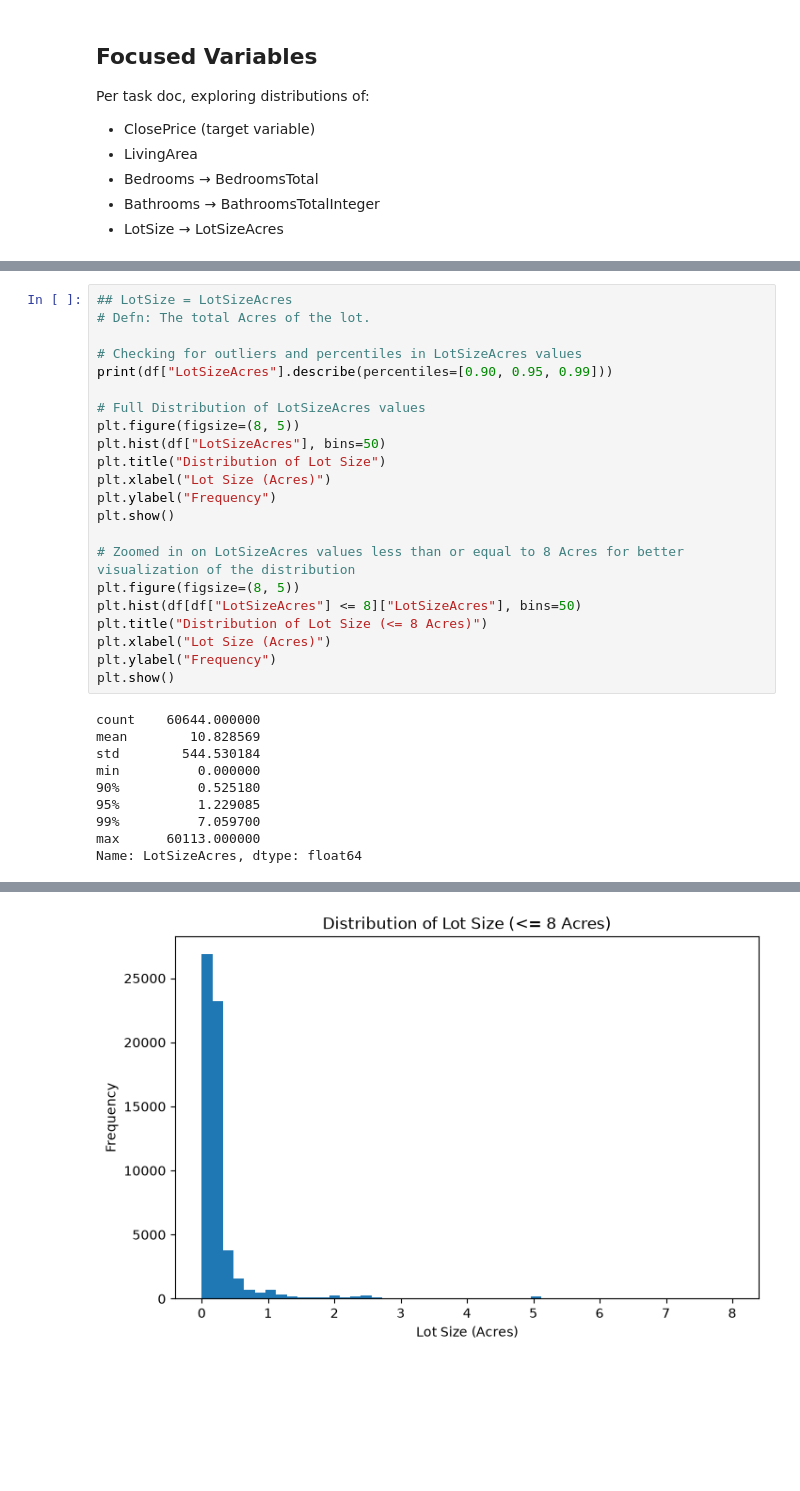
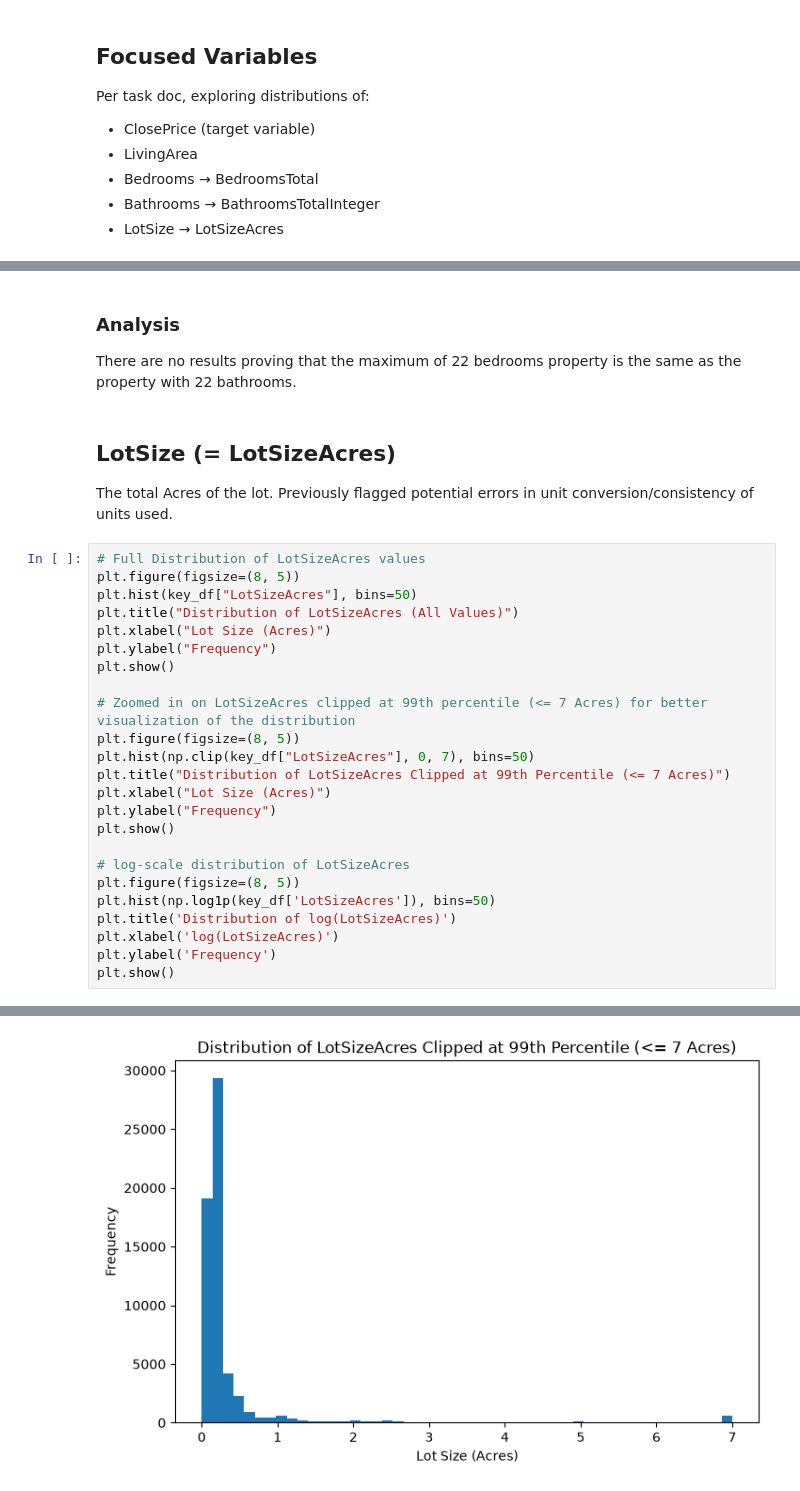
Before and after one commit to iviang/IDX-Exchange-DS-2026, a Jupyter notebook: Deliverables/Week 2/01_exploration.ipynb, the cells around one changed output, grey strips where cells are left out. Drawn from its saved outputs; the diff is of its cells as text; blank space fills up the shorter version.

Commit message:
REVISIONS 01_exploration.ipynb
Stronger analysis and variety of the distribution exploration.

```diff
--- a/Deliverables/Week 2/01_exploration.ipynb
+++ b/Deliverables/Week 2/01_exploration.ipynb
@@ -333,32 +431,33 @@ Name: BathroomsTotalInteger, dtype: float64
+# %% [markdown]
+### Analysis
+
+There are no results proving that the maximum of 22 bedrooms property is the same as the property with 22 bathrooms.
+# %% [markdown]
+## LotSize (= LotSizeAcres)
+The total Acres of the lot.
+Previously flagged potential errors in unit conversion/consistency of units used.
 # %%
-## LotSize = LotSizeAcres
-# Defn: The total Acres of the lot.
-
-# Checking for outliers and percentiles in LotSizeAcres values
-print(df["LotSizeAcres"].describe(percentiles=[0.90, 0.95, 0.99]))
-
 # Full Distribution of LotSizeAcres values
 plt.figure(figsize=(8, 5))
-plt.hist(df["LotSizeAcres"], bins=50)
-plt.title("Distribution of Lot Size")
+plt.hist(key_df["LotSizeAcres"], bins=50)
+plt.title("Distribution of LotSizeAcres (All Values)")
 plt.xlabel("Lot Size (Acres)")
 plt.ylabel("Frequency")
 plt.show()
 
-# Zoomed in on LotSizeAcres values less than or equal to 8 Acres for better visualization of the distribution
+# Zoomed in on LotSizeAcres clipped at 99th percentile (<= 7 Acres) for better visualization of the distribution
 plt.figure(figsize=(8, 5))
-plt.hist(df[df["LotSizeAcres"] <= 8]["LotSizeAcres"], bins=50)
-plt.title("Distribution of Lot Size (<= 8 Acres)")
+plt.hist(np.clip(key_df["LotSizeAcres"], 0, 7), bins=50)
+plt.title("Distribution of LotSizeAcres Clipped at 99th Percentile (<= 7 Acres)")
 plt.xlabel("Lot Size (Acres)")
 plt.ylabel("Frequency")
 plt.show()
+
+# log-scale distribution of LotSizeAcres
+plt.figure(figsize=(8, 5))
+plt.hist(np.log1p(key_df['LotSizeAcres']), bins=50)
+plt.title('Distribution of log(LotSizeAcres)')
+plt.xlabel('log(LotSizeAcres)')
+plt.ylabel('Frequency')
+plt.show()
 # %% [output]
-count    60644.000000
-mean        10.828569
-std        544.530184
-min          0.000000
-90%          0.525180
-95%          1.229085
-99%          7.059700
-max      60113.000000
-Name: LotSizeAcres, dtype: float64
@@ -366 +465 @@ Name: LotSizeAcres, dtype: float64
-[figure, old version]
+[figure, new version]
```
Also changed, not shown: parts of 21 cells of this notebook, 1 other file.
